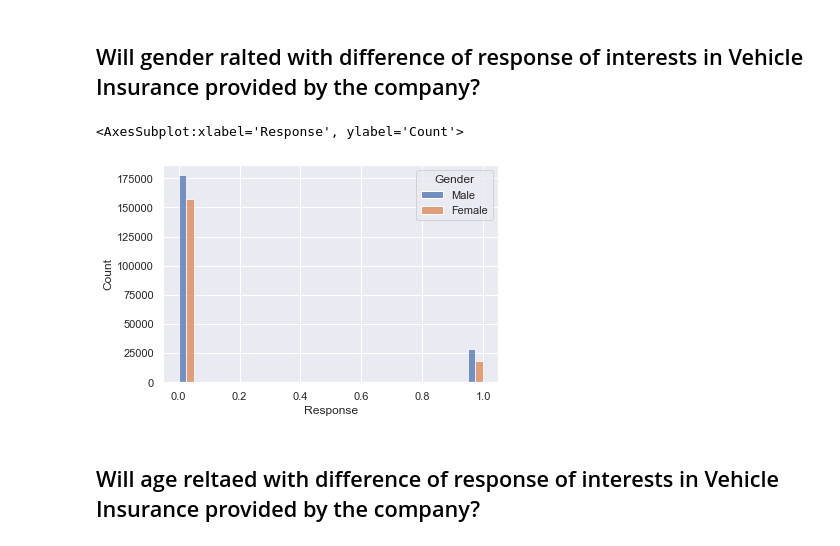
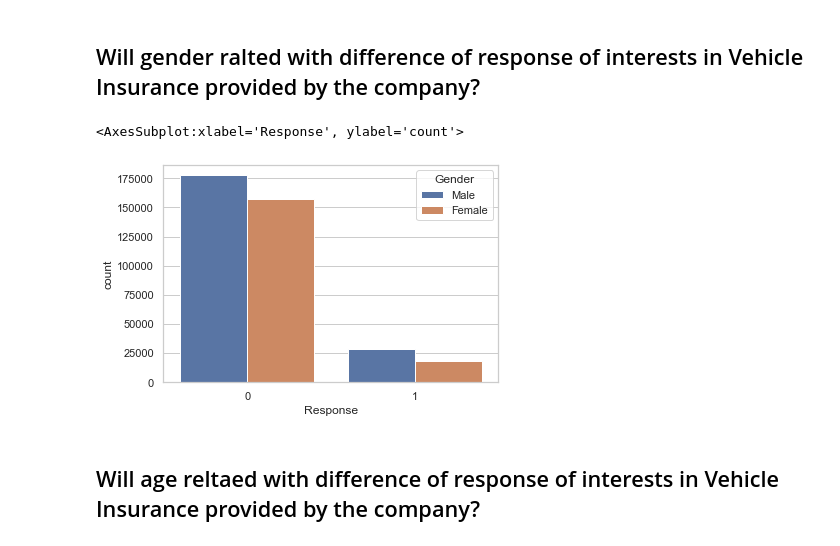
Before and after one commit to yyx2827023/Python_project_vehicle_insurance, a Jupyter notebook: Vehicle Insurance EDA and predict models.ipynb, the cells around one changed output. Saved outputs shown, nothing was run; the diff lists cells and outputs as text; code cells hidden in the pictures.

```diff
--- a/Vehicle Insurance EDA and predict models.ipynb
+++ b/Vehicle Insurance EDA and predict models.ipynb
@@ -225,10 +242,10 @@ sns.lineplot(x="Age", y="Annual_Premium", hue="Gender",data=dfplot)
 # %% [markdown]
 ## Will gender ralted with difference of response of interests in Vehicle Insurance provided by the company?
 # %%
-sns.histplot(data=train, x="Response", hue="Gender", multiple="dodge")
+sns.countplot(data=train, x="Response", hue="Gender")
 # %% [output]
-<AxesSubplot:xlabel='Response', ylabel='Count'>
+<AxesSubplot:xlabel='Response', ylabel='count'>
-[figure, old version]
+[figure, new version]
 # %% [markdown]
 ## Will age reltaed with difference of response of interests in Vehicle Insurance provided by the company?
 # %%
```
Also changed, not shown: parts of 14 cells of this notebook.
